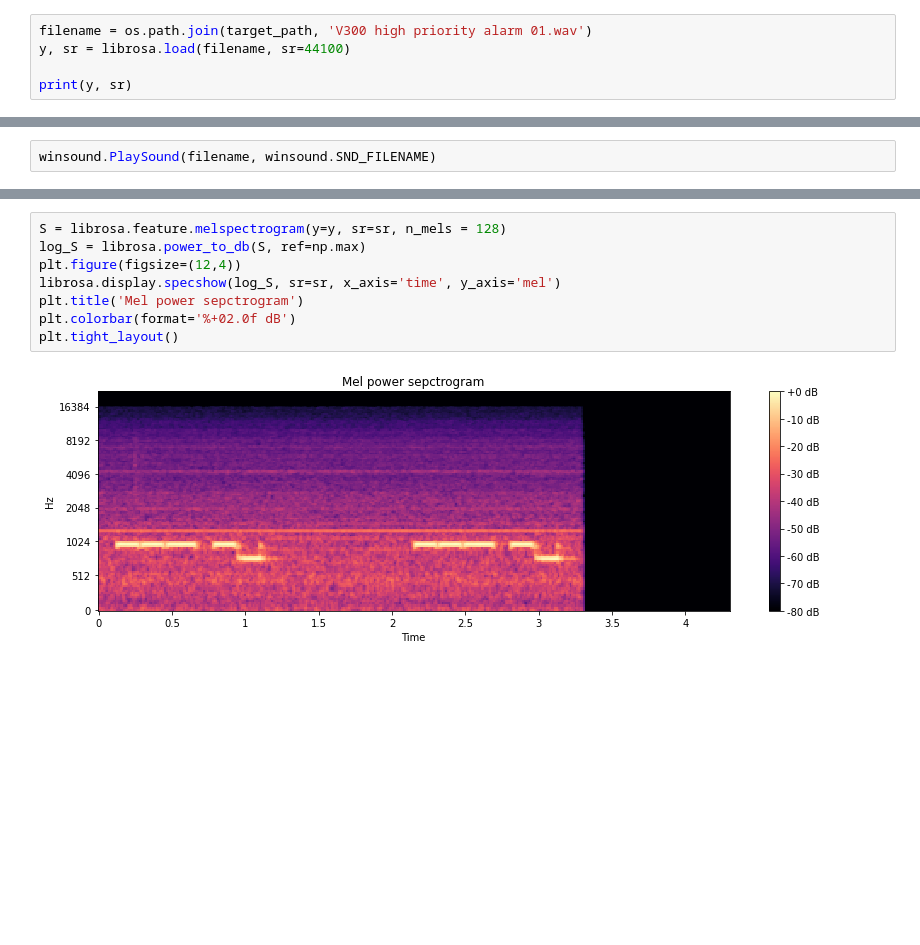
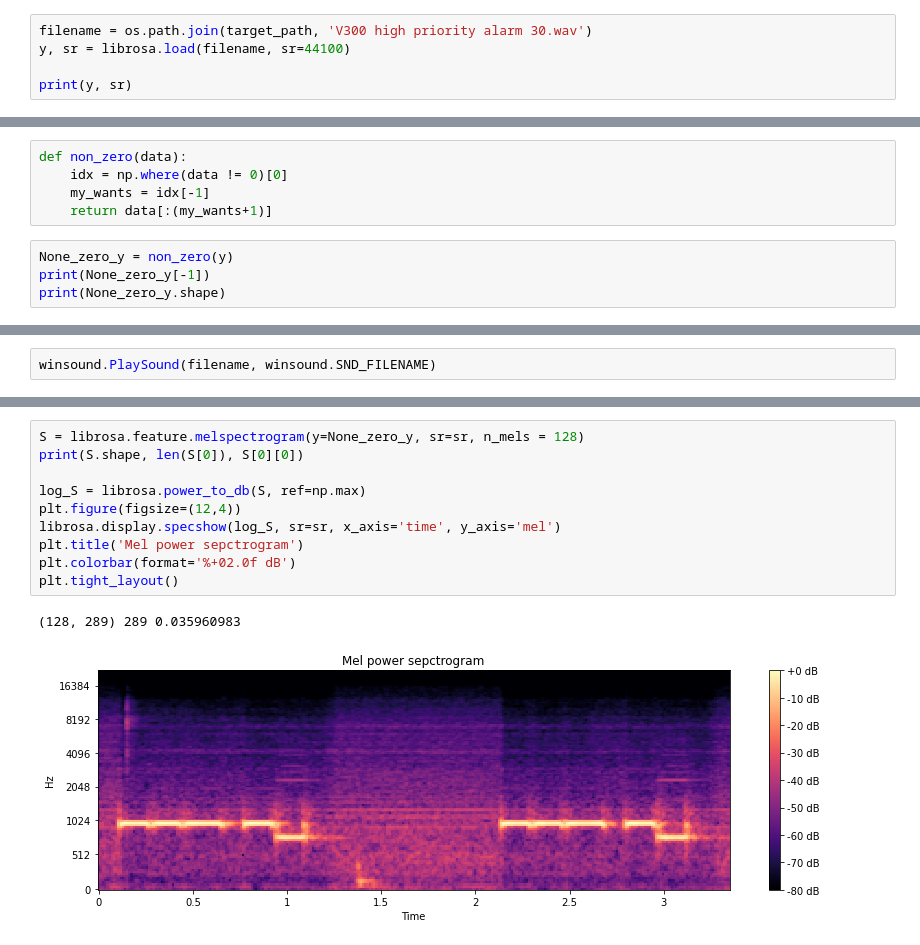
Before and after one commit to GWANGHYUNYU/Audio, a Jupyter notebook: DSP/dsp2.ipynb, the cells around one changed output, grey strips where cells are left out. Drawn from its saved outputs; the diff is of its cells as text; blank space fills up the shorter version.

```diff
--- a/DSP/dsp2.ipynb
+++ b/DSP/dsp2.ipynb
@@ -19,7 +19,7 @@ print(target_path)
 d:\GH\Audio\DSP
 d:\GH\Audio\dataset\소리인식\분류완료\Drager evita V300
 # %%
-filename = os.path.join(target_path, 'V300 high priority alarm 01.wav')
+filename = os.path.join(target_path, 'V300 high priority alarm 30.wav')
 y, sr = librosa.load(filename, sr=44100)
 
 print(y, sr)
@@ -28,0 +28,9 @@ print(y, sr)
+# %%
+def non_zero(data):
+    idx = np.where(data != 0)[0]
+    my_wants = idx[-1]
+    return data[:(my_wants+1)]
+# %%
+None_zero_y = non_zero(y)
+print(None_zero_y[-1])
+print(None_zero_y.shape)
@@ -52,13 +80,16 @@ librosa.display.specshow(log_S, sr=44100, x_axis='time')
 # %%
-S = librosa.feature.melspectrogram(y=y, sr=sr, n_mels = 128)
+S = librosa.feature.melspectrogram(y=None_zero_y, sr=sr, n_mels = 128)
+print(S.shape, len(S[0]), S[0][0])
+
 log_S = librosa.power_to_db(S, ref=np.max)
 plt.figure(figsize=(12,4))
 librosa.display.specshow(log_S, sr=sr, x_axis='time', y_axis='mel')
 plt.title('Mel power sepctrogram')
 plt.colorbar(format='%+02.0f dB')
 plt.tight_layout()
 # %% [output]
+(128, 289) 289 0.035960983
-[figure, old version]
+[figure, new version]
 # %%
 mfcc = librosa.feature.mfcc(S=log_S, n_mfcc=13)
 delta2_mfcc = librosa.feature.delta(mfcc, order=2)
```
Also changed, not shown: parts of 6 cells of this notebook.
